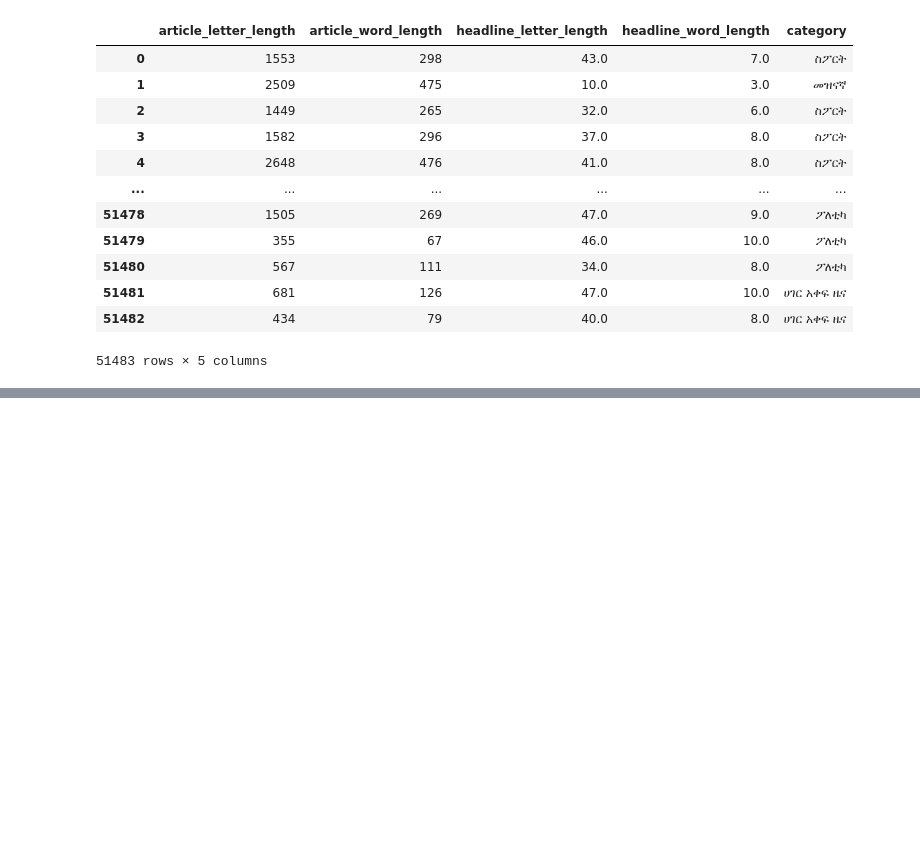
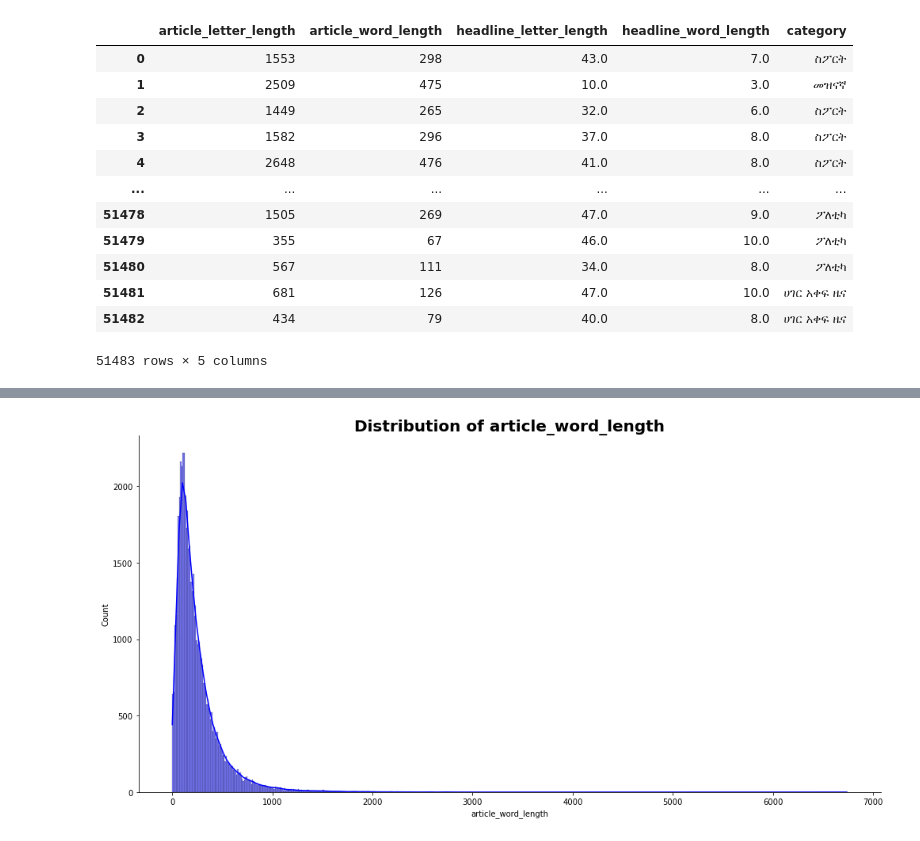
Before and after one commit to STT-data-collection/STT-Data-Collection, a Jupyter notebook: notebooks/EDA.ipynb, the cells around one changed output, grey strips where cells are left out. Cells and saved outputs as stored; diff of their text form; code cells hidden in the pictures; blank space fills up the shorter version.

```diff
--- a/notebooks/EDA.ipynb
+++ b/notebooks/EDA.ipynb
@@ -83,0 +103,7 @@ selected_data
+# %%
+sns.displot(data=selected_data, x='article_word_length', color='blue',
+                    kde=True, height=7, aspect=2)
+plt.title('Distribution of article_word_length', size=20, fontweight='bold')
+plt.show()
+# %% [output]
+[figure, added]
```
Also changed, not shown: parts of 7 cells of this notebook.
